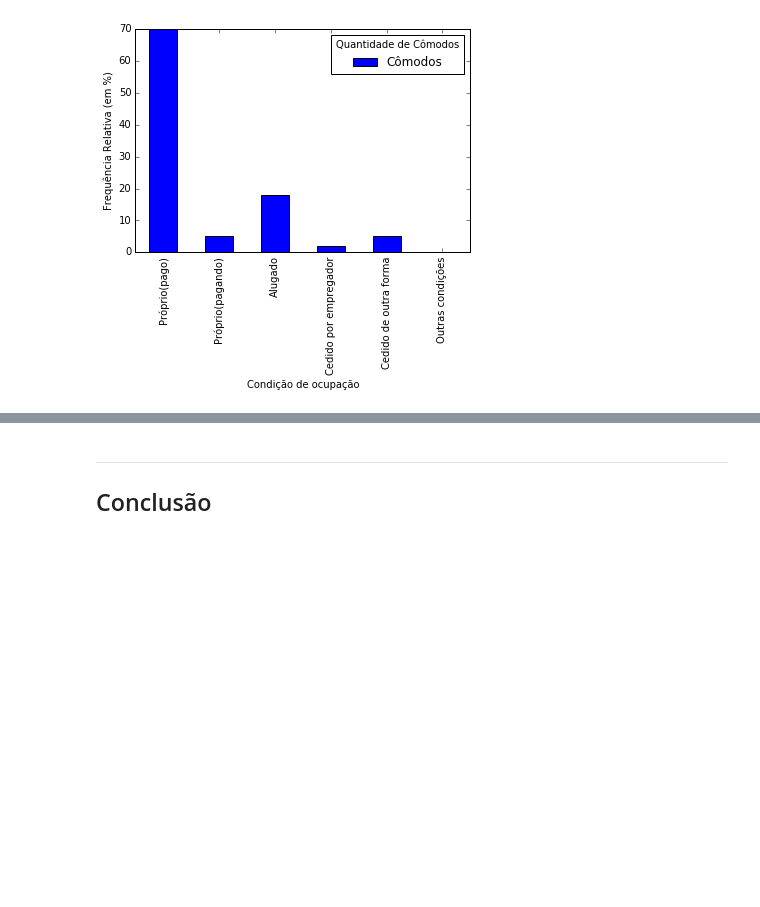
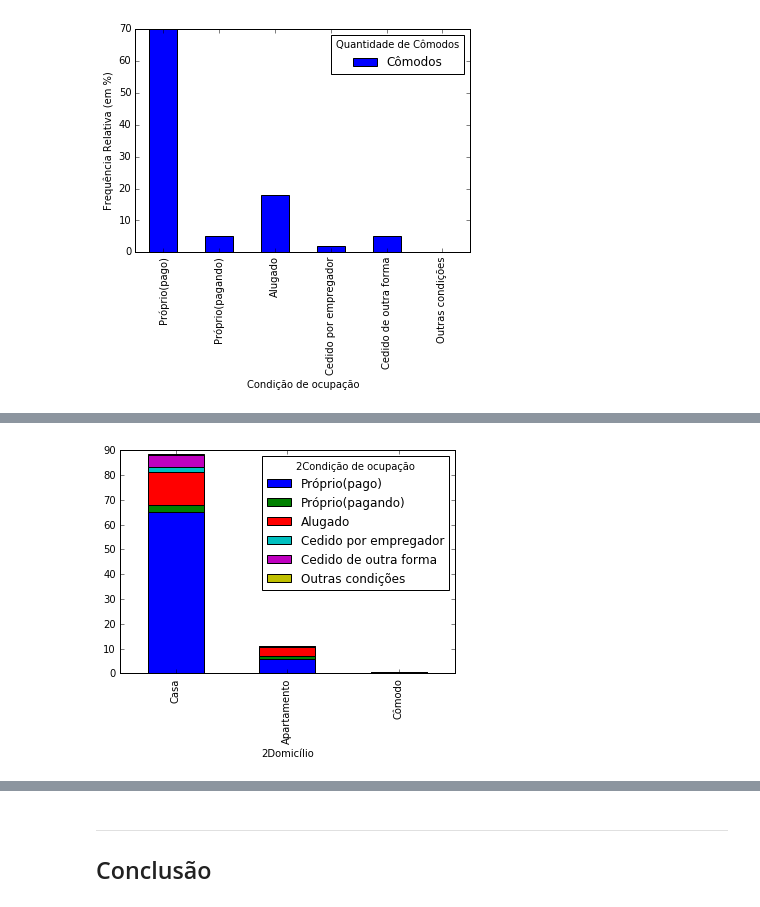
Before and after one commit to brunodratcu/CD1S17, a Jupyter notebook: Projeto1/Projeto1 Layout.ipynb, the cells around one changed output, grey strips where cells are left out. Saved outputs shown, nothing was run; the diff lists cells and outputs as text; code cells hidden in the pictures; blank space fills up the shorter version.

```diff
--- a/Projeto1/Projeto1 Layout.ipynb
+++ b/Projeto1/Projeto1 Layout.ipynb
@@ -47,6 +47,8 @@ Esperamos trabalhar no diretório
 C:\Users\Bruno Dratcu\Desktop\2o DP\CD\CD1S17\Projeto1
 # %%
 dados2015=pd.read_csv('DOM2015.csv',sep=',')
+# %%
+dados2011=pd.read_csv('DOM2011.csv',sep=',')
 # %%
 dados2015.head()
 # %% [output]
@@ -139,0 +157,12 @@ dados.loc[(dados2015["V0205"]<=10), 'Cômodos'] = "quant_comodos"
+# %%
+dados2 = pd.DataFrame()
+
+#dados2["Regiões"] = dados2011.UF
+dados2["2Domicílio"] = dados2011.V0202
+dados2["2Material predominante das paredes do domicílio"] = dados2011.V0203
+dados2["2Material predominante na cobertura do domicílio"] = dados2011.V0204
+dados2["2Quantidade de Cômodos"] = dados2011.V0205
+dados2["2Condição de ocupação"] = dados2011.V0207
+dados2["2Rendimento mensal"] = dados2011.V4621
+dados2["2Banheiro/sanitário?"] = dados2011.V0215
+dados2["2Quantidade de banheiros"] = dados2011.V2016
@@ -140,3 +203,6 @@ dados.loc[(dados2015["V0205"]<=10), 'Cômodos'] = "quant_comodos"
 # %%
 #Tirando NaN das colunas -> dados.dropna(subset = ['coluna_1', 'coluna_2'])
 dados = dados.dropna()
+# %%
+#Tirando NaN das colunas -> dados.dropna(subset = ['coluna_1', 'coluna_2'])
+dados2 = dados2.dropna()
@@ -273,0 +461,7 @@ plt.ylabel("Frequencia relativa (em %)")
+# %%
+#Tabela cruzada de domicílios com sua condição de ocupação de 2011
+
+c21=pd.crosstab(dados2["2Domicílio"],dados2["2Condição de ocupação"],normalize=(True))
+print('Tabela Cruzada por total GERAL (em %):')
+c221=c21*100
+c221
@@ -273,0 +475,4 @@ plt.ylabel("Frequencia relativa (em %)")
+# %%
+plot = c221.plot(kind="bar", stacked=True)
+# %% [output]
+[figure, added]
```
Also changed, not shown: parts of 31 cells of this notebook.
